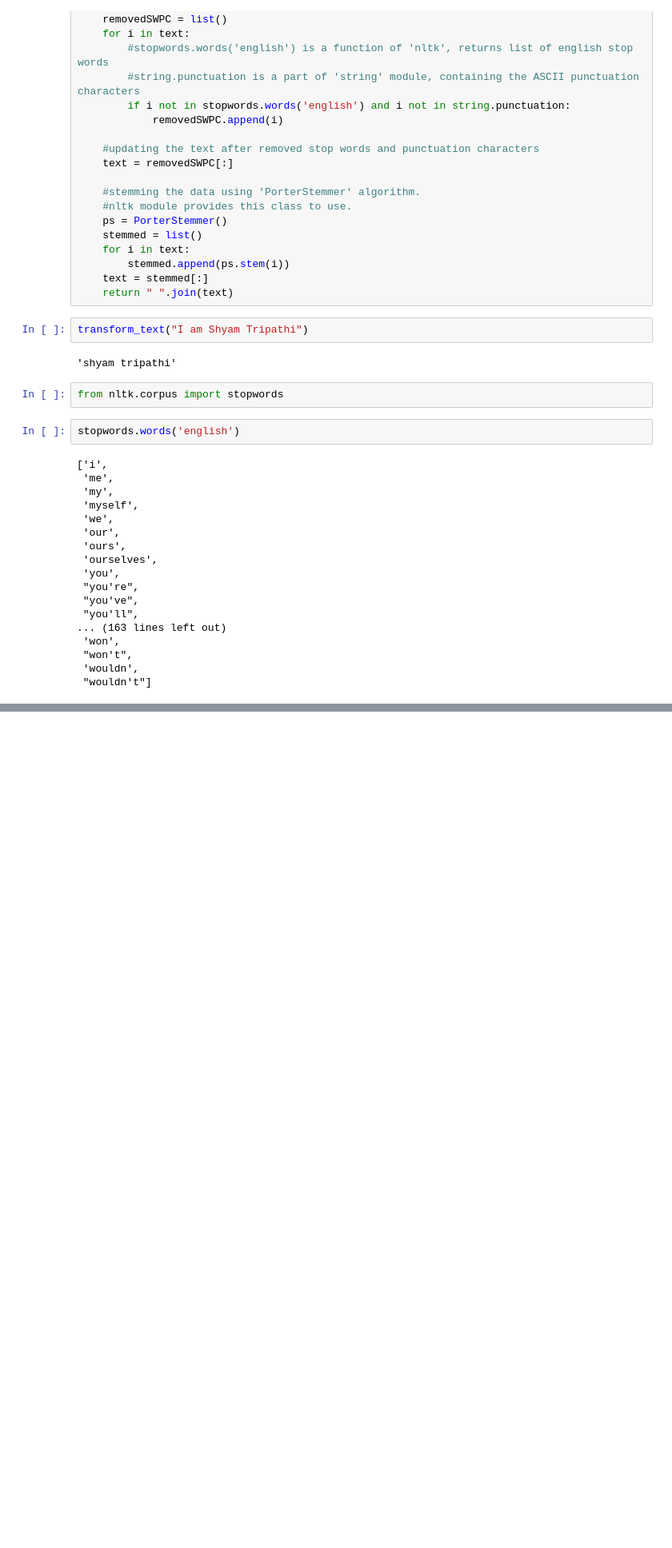
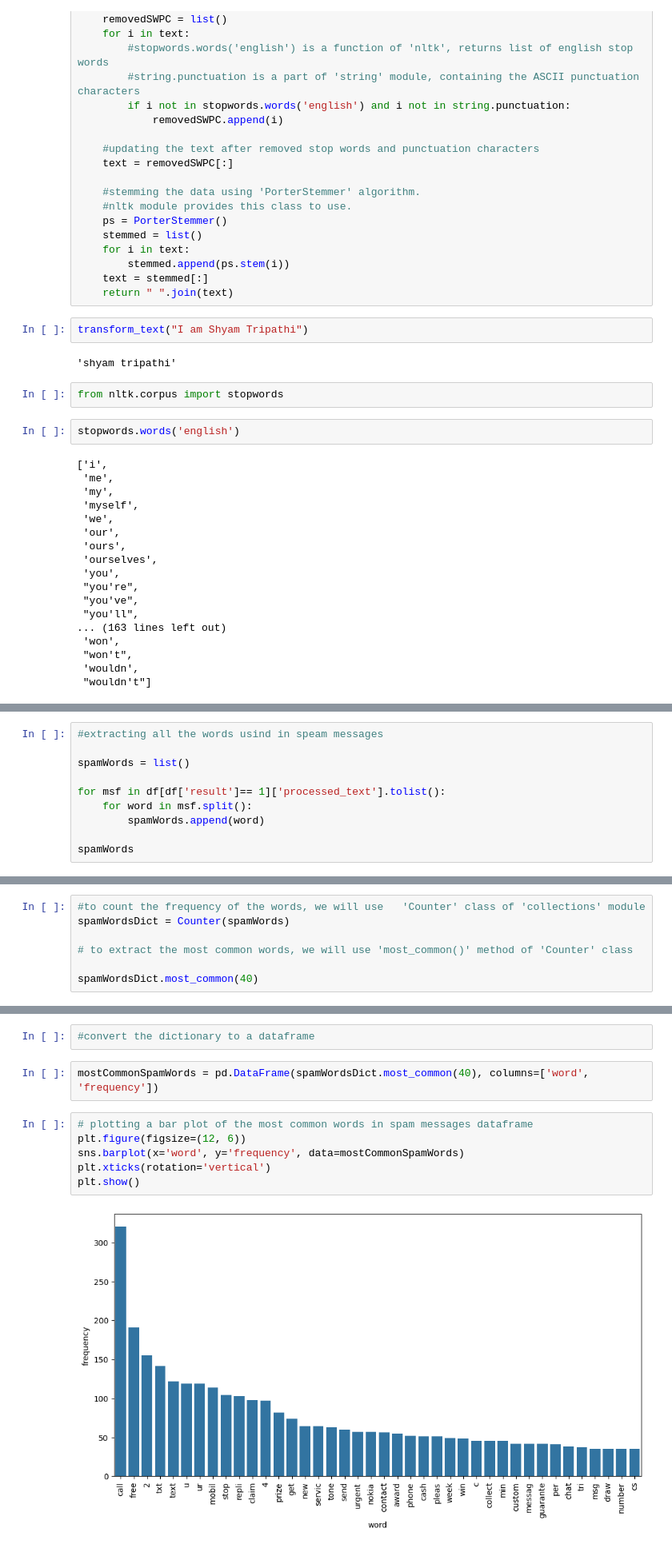
Before and after one commit to TheShyamTripathi/Spam_SMS, a Jupyter notebook: sms-detection.ipynb, the cells around one changed output, grey strips where cells are left out. Shown at 80% size. Drawn from its saved outputs; the diff is of its cells as text; blank space fills up the shorter version.

```diff
--- a/sms-detection.ipynb
+++ b/sms-detection.ipynb
@@ -354,0 +384,10 @@ TypeError: argument of type 'WordListCorpusReader' is not iterable
+# %%
+#extracting all the words usind in speam messages
+
+spamWords = list()
+
+for msf in df[df['result']== 1]['processed_text'].tolist():
+    for word in msf.split():
+        spamWords.append(word)
+
+spamWords
@@ -354,0 +412,7 @@ TypeError: argument of type 'WordListCorpusReader' is not iterable
+# %%
+#to count the frequency of the words, we will use   'Counter' class of 'collections' module
+spamWordsDict = Counter(spamWords)
+
+# to extract the most common words, we will use 'most_common()' method of 'Counter' class
+
+spamWordsDict.most_common(40)
@@ -354,0 +437,12 @@ TypeError: argument of type 'WordListCorpusReader' is not iterable
+# %%
+#convert the dictionary to a dataframe
+# %%
+mostCommonSpamWords = pd.DataFrame(spamWordsDict.most_common(40), columns=['word', 'frequency'])
+# %%
+# plotting a bar plot of the most common words in spam messages dataframe
+plt.figure(figsize=(12, 6))
+sns.barplot(x='word', y='frequency', data=mostCommonSpamWords)
+plt.xticks(rotation='vertical')
+plt.show()
+# %% [output]
+[figure, added]
```
Also changed, not shown: parts of 8 cells of this notebook.
